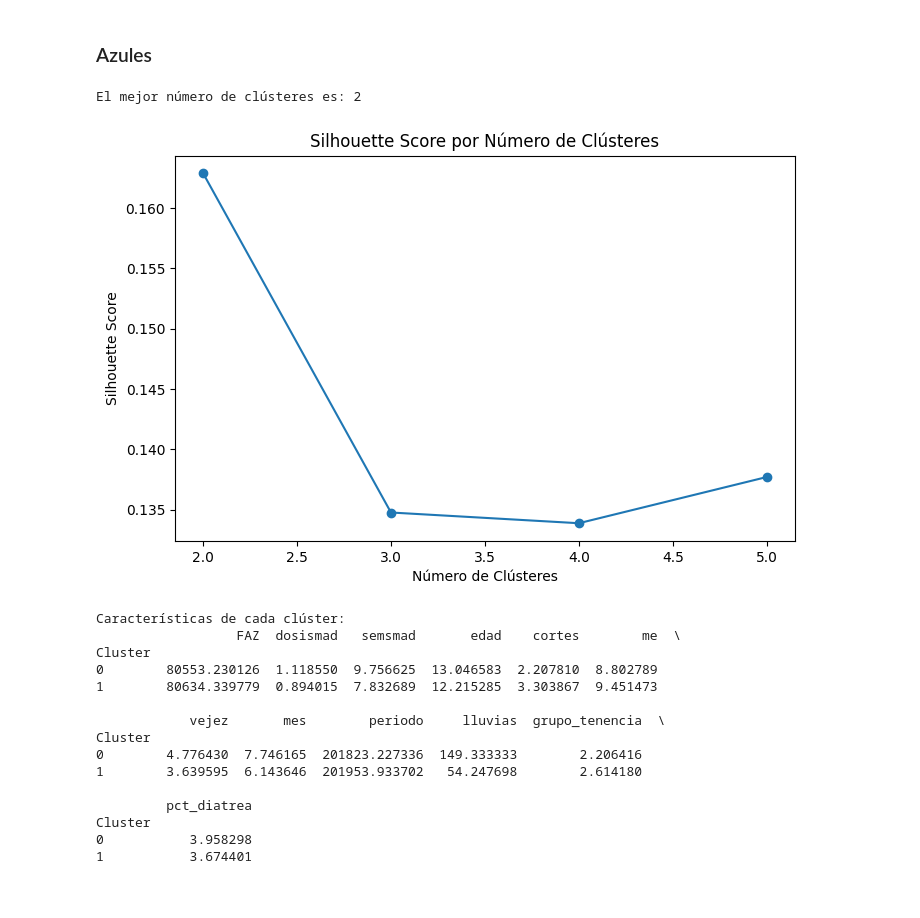
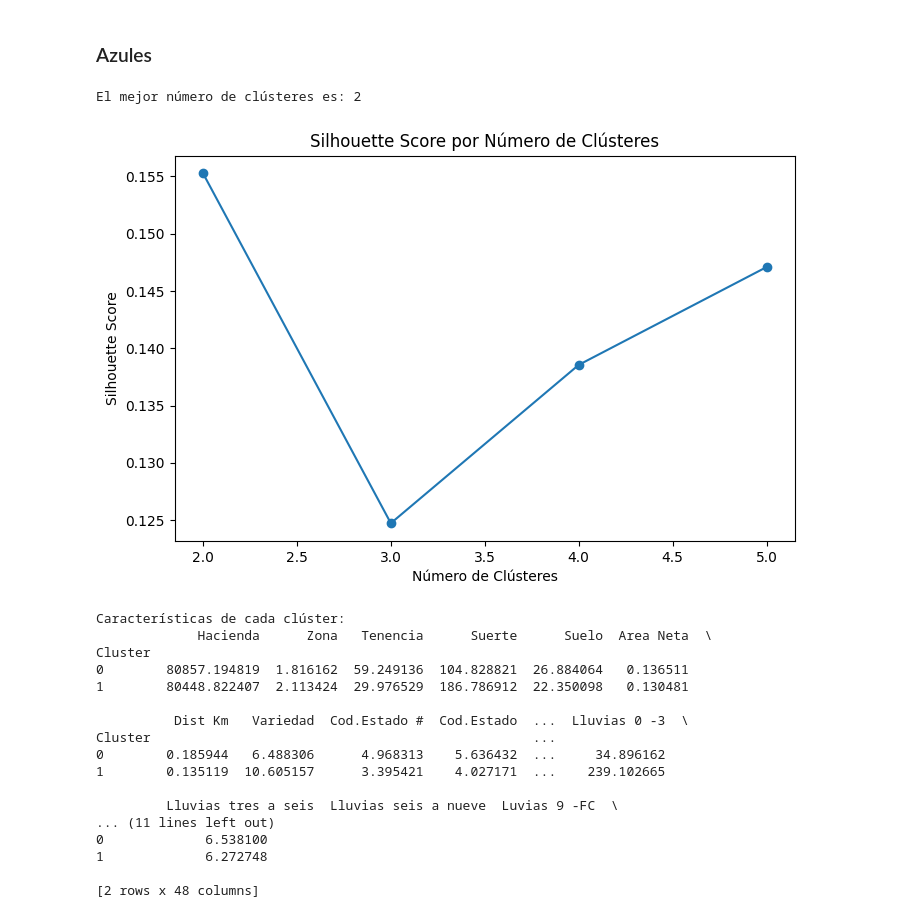
Before and after one commit to Camilin1904/Laboratorio2IA, a Jupyter notebook: Modelo.ipynb, the cells around one changed output. Cells and saved outputs as stored; diff of their text form; code cells hidden in the pictures.

```diff
--- a/Modelo.ipynb
+++ b/Modelo.ipynb
@@ -23,18 +23,21 @@ from sklearn.model_selection import GridSearchCV
 
 db_ipsa = pd.read_csv('Clean_BD_IPSA_1940.csv')
 drop_ipsa = db_ipsa.drop(columns=["TCH","Unnamed: 0", "Id", "NOME","TAL", "sacarosa", "catSac"])
+drop_ipsa_clean = db_ipsa.drop(columns=["Unnamed: 0", "Id", "NOME","TAL"])
 tch_ipsa = db_ipsa["TCH"]
 sac_ipsa = db_ipsa["sacarosa"]
 catSac_ipsa =  db_ipsa["catSac"]
 
 db_amarillos = pd.read_csv('Clean_HISTORICO_SUERTES_AMARILLOS.csv')
 drop_amarillos = db_amarillos.drop(columns=["Unnamed: 0", "Período", "TCHM", "TAHM", "TAH", "Ano Ult.Corte", "Ano Siembra", "TCH", "KATRHM", "%ATR", "%Sac.Caña", "Rdto", "%Sac.Muestreadora", "catSac"])
+drop_amarillos_clean = db_amarillos.drop(columns=["Unnamed: 0", "Período", "TCHM", "TAHM", "TAH", "Ano Ult.Corte", "Ano Siembra", "KATRHM", "%ATR", "Rdto", "%Sac.Muestreadora"])
 tch_amarillos = db_amarillos["TCH"]
 sac_amarillos = db_amarillos["%Sac.Caña"]
 catSac_amarillos = db_amarillos["catSac"]
 
 db_azules = pd.read_csv('Clean_HISTORICO_SUERTES_AZULES.csv')
 drop_azules = db_azules.drop(columns=["Unnamed: 0", "Período", "TCHM", "TAHM", "TAH", "Ano Ult.Corte", "Ano Siembra", "TCH", "KATRHM", "%ATR", "%Sac.Caña", "Rdto", "%Sac.Muestreadora", "catSac"])
+drop_azules_clean = db_azules.drop(columns=["Unnamed: 0", "Período", "TCHM", "TAHM", "TAH", "Ano Ult.Corte", "Ano Siembra", "KATRHM", "%ATR", "Rdto", "%Sac.Muestreadora"])
 tch_azules = db_azules["TCH"]
 sac_azules = db_azules["%Sac.Caña"]
 catSac_azules = db_azules["catSac"]
@@ -1231,7 +1234,7 @@ data_normalized_amarillos = scaler.fit_transform(drop_amarillos)
 
 #Aplicar PCA
 pca_amarillos = PCA()
-pca_amarillos.fit(data_normalized_amarillos)
+pca_amarillos.fit_transform(data_normalized_amarillos)
 
 #Varianza acumulada por cada componente
 varianza_acumulada = np.cumsum(pca_amarillos.explained_variance_ratio_)
@@ -1324,14 +1327,14 @@ from sklearn.cluster import KMeans
 from sklearn.metrics import silhouette_score
 
 # Aplicamos PCA con el número de componentes necesarios (n_componentes encontrado antes)
-data_pca = pca_ipsa.transform(data_normalized_ipsa)[:, :8]
+data_pca_ipsa = pca_ipsa.transform(data_normalized_ipsa)[:, :8]
 
 # Probar entre 2 y 5 clústeres
 scores = []
 for n_clusters in range(2, 6):
     kmeans = KMeans(n_clusters=n_clusters, random_state=42)
-    kmeans.fit(data_pca)
-    score = silhouette_score(data_pca, kmeans.labels_)
+    kmeans.fit(data_pca_ipsa)
+    score = silhouette_score(data_pca_ipsa, kmeans.labels_)
     scores.append(score)
 
 # Determinar el número óptimo de clústeres
@@ -1348,10 +1351,10 @@ plt.show()
 
 # Aplicar K-means con el mejor número de clústeres encontrado
 kmeans_final = KMeans(n_clusters=best_n_clusters, random_state=42)
-drop_ipsa['Cluster'] = kmeans_final.fit_predict(data_pca)
+drop_ipsa_clean['Cluster'] = kmeans_final.fit_predict(data_pca_ipsa)
 
 # Caracterizar cada clúster según las variables originales
-cluster_characteristics = drop_ipsa.groupby('Cluster').mean()
+cluster_characteristics = drop_ipsa_clean.groupby('Cluster').mean()
 print("Características de cada clúster:")
 print(cluster_characteristics)
 # %% [output]
@@ -1376,14 +1379,14 @@ Cluster
 ### Amarillo
 # %%
 # Aplicamos PCA con el número de componentes necesarios (n_componentes encontrado antes)
-data_pca = pca_amarillos.transform(data_normalized_amarillos)[:, :21]
+data_pca_amarillos = pca_amarillos.transform(data_normalized_amarillos)[:, :21]
 
 # Probar entre 2 y 5 clústeres
 scores = []
 for n_clusters in range(2, 6):
     kmeans = KMeans(n_clusters=n_clusters, random_state=42)
-    kmeans.fit(data_pca)
-    score = silhouette_score(data_pca, kmeans.labels_)
+    kmeans.fit(data_pca_amarillos)
+    score = silhouette_score(data_pca_amarillos, kmeans.labels_)
     scores.append(score)
 
 # Determinar el número óptimo de clústeres
@@ -1400,10 +1403,10 @@ plt.show()
 
 # Aplicar K-means con el mejor número de clústeres encontrado
 kmeans_final = KMeans(n_clusters=best_n_clusters, random_state=42)
-drop_amarillos['Cluster'] = kmeans_final.fit_predict(data_pca)
+drop_amarillos_clean['Cluster'] = kmeans_final.fit_predict(data_pca_amarillos)
 
 # Caracterizar cada clúster según las variables originales
-cluster_characteristics = drop_ipsa.groupby('Cluster').mean()
+cluster_characteristics = drop_amarillos_clean.groupby('Cluster').mean()
 print("Características de cada clúster:")
 print(cluster_characteristics)
 # %% [output]
@@ -1428,51 +1433,53 @@ Cluster
 ### Azules
 # %%
 # Aplicamos PCA con el número de componentes necesarios (n_componentes encontrado antes)
-data_pca = pca_azules.transform(data_normalized_azules)[:, :20]
+data_pca_azules = pca_azules.transform(data_normalized_azules)[:, :20]
 
 # Probar entre 2 y 5 clústeres
 scores = []
 for n_clusters in range(2, 6):
     kmeans = KMeans(n_clusters=n_clusters, random_state=42)
-    kmeans.fit(data_pca)
-    score = silhouette_score(data_pca, kmeans.labels_)
+    kmeans.fit(data_pca_azules)
+    score = silhouette_score(data_pca_azules, kmeans.labels_)
     scores.append(score)
 
 # Determinar el número óptimo de clústeres
 best_n_clusters = np.argmax(scores) + 2
 print(f"El mejor número de clústeres es: {best_n_clusters}")
 
 # Visualizar las puntuaciones de silueta
 plt.figure(figsize=(8, 5))
 plt.plot(range(2, 6), scores, marker='o')
 plt.title("Silhouette Score por Número de Clústeres")
 plt.xlabel("Número de Clústeres")
 plt.ylabel("Silhouette Score")
 plt.show()
 
 # Aplicar K-means con el mejor número de clústeres encontrado
 kmeans_final = KMeans(n_clusters=best_n_clusters, random_state=42)
-drop_azules['Cluster'] = kmeans_final.fit_predict(data_pca)
+drop_azules_clean['Cluster'] = kmeans_final.fit_predict(data_pca_azules)
 
 # Caracterizar cada clúster según las variables originales
-cluster_characteristics = drop_ipsa.groupby('Cluster').mean()
+cluster_characteristics = drop_azules_clean.groupby('Cluster').mean()
 print("Características de cada clúster:")
 print(cluster_characteristics)
 # %% [output]
 El mejor número de clústeres es: 2
-[figure, old version]
+[figure, new version]
 Características de cada clúster:
-                  FAZ  dosismad   semsmad       edad    cortes        me  \
+             Hacienda      Zona   Tenencia      Suerte      Suelo  Area Neta  \
 Cluster
-0        80553.230126  1.118550  9.756625  13.046583  2.207810  8.802789
-1        80634.339779  0.894015  7.832689  12.215285  3.303867  9.451473
+0        80857.194819  1.816162  59.249136  104.828821  26.884064   0.136511
+1        80448.822407  2.113424  29.976529  186.786912  22.350098   0.130481
 
-            vejez       mes        periodo     lluvias  grupo_tenencia  \
-Cluster
-0        4.776430  7.746165  201823.227336  149.333333        2.206416
-1        3.639595  6.143646  201953.933702   54.247698        2.614180
+          Dist Km   Variedad  Cod.Estado #  Cod.Estado  ...  Lluvias 0 -3  \
+Cluster                                                 ...
+0        0.185944   6.488306      4.968313    5.636432  ...     34.896162
+1        0.135119  10.605157      3.395421    4.027171  ...    239.102665
 
-         pct_diatrea
-Cluster
-0           3.958298
-1           3.674401
+         Lluvias tres a seis  Lluvias seis a nueve  Luvias 9 -FC  \
+... (11 lines left out)
+0             6.538100
+1             6.272748
+
+[2 rows x 48 columns]
```
Also changed, not shown: parts of 5 cells of this notebook.
